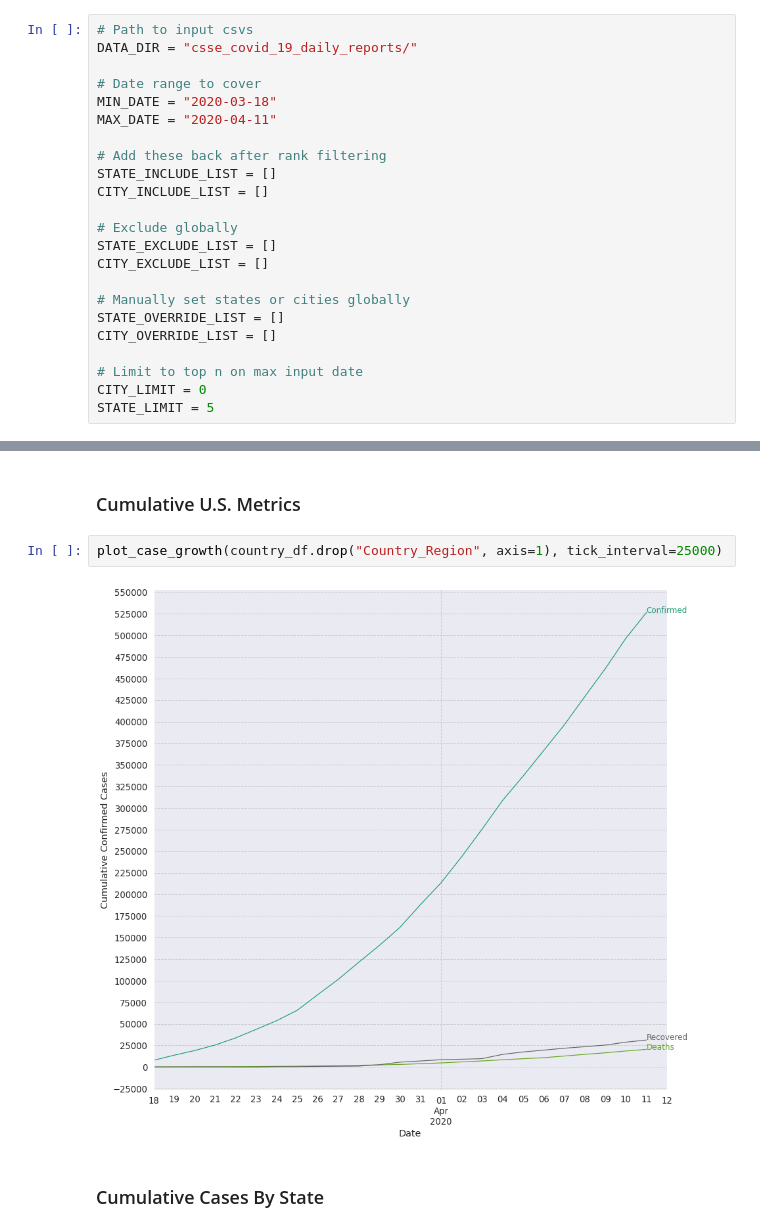
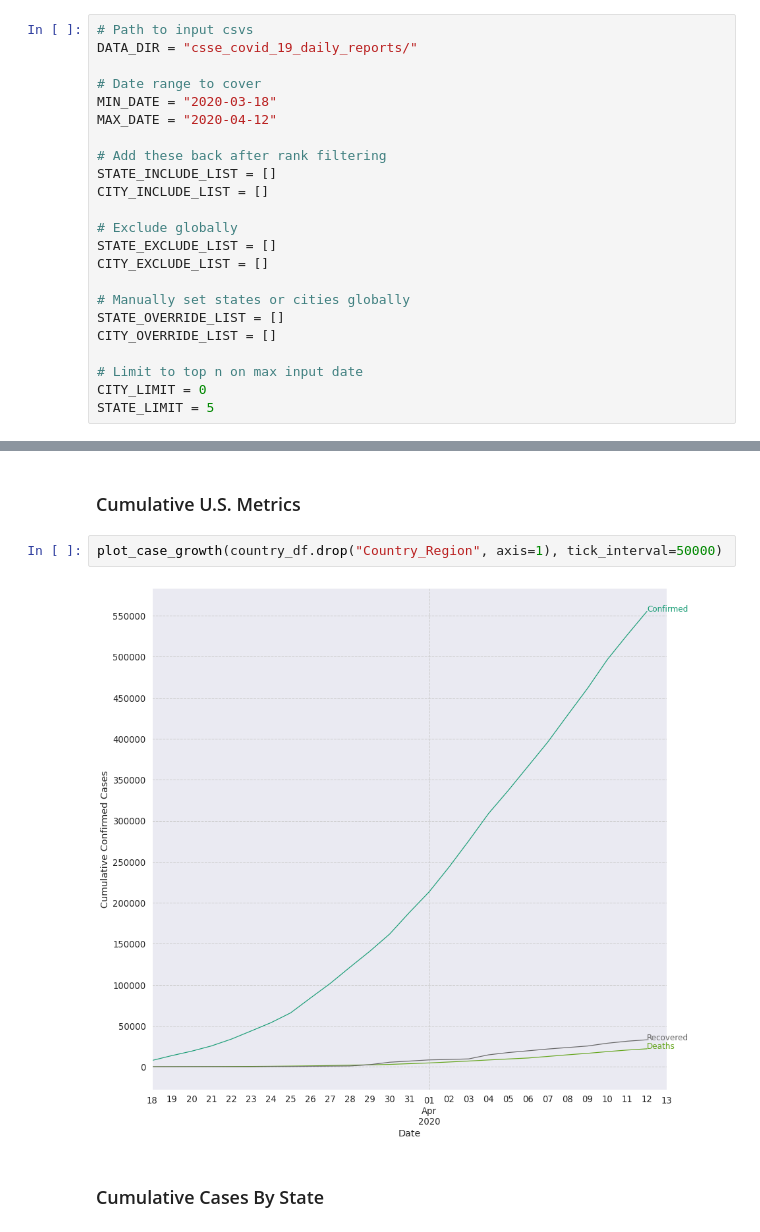
Before and after one commit to rdcolema/covid19-tracking, a Jupyter notebook: covid_US_trends.ipynb, the cells around one changed output, grey strips where cells are left out. Drawn from its saved outputs; the diff is of its cells as text.

```diff
--- a/covid_US_trends.ipynb
+++ b/covid_US_trends.ipynb
@@ -29,7 +29,7 @@ DATA_DIR = "csse_covid_19_daily_reports/"
 
 # Date range to cover
 MIN_DATE = "2020-03-18"
-MAX_DATE = "2020-04-11"
+MAX_DATE = "2020-04-12"
 
 # Add these back after rank filtering
 STATE_INCLUDE_LIST = []
@@ -477,9 +477,9 @@ def plot_daily_growth(df, locale, locale_col="Province_State", tick_interval=Non
 # %% [markdown]
 ### Cumulative U.S. Metrics
 # %%
-plot_case_growth(country_df.drop("Country_Region", axis=1), tick_interval=25000)
+plot_case_growth(country_df.drop("Country_Region", axis=1), tick_interval=50000)
 # %% [output]
-[figure, old version]
+[figure, new version]
 # %% [markdown]
 ### Cumulative Cases By State
 # %%
```
Also changed, not shown: parts of 8 cells of this notebook, 2 other files.
